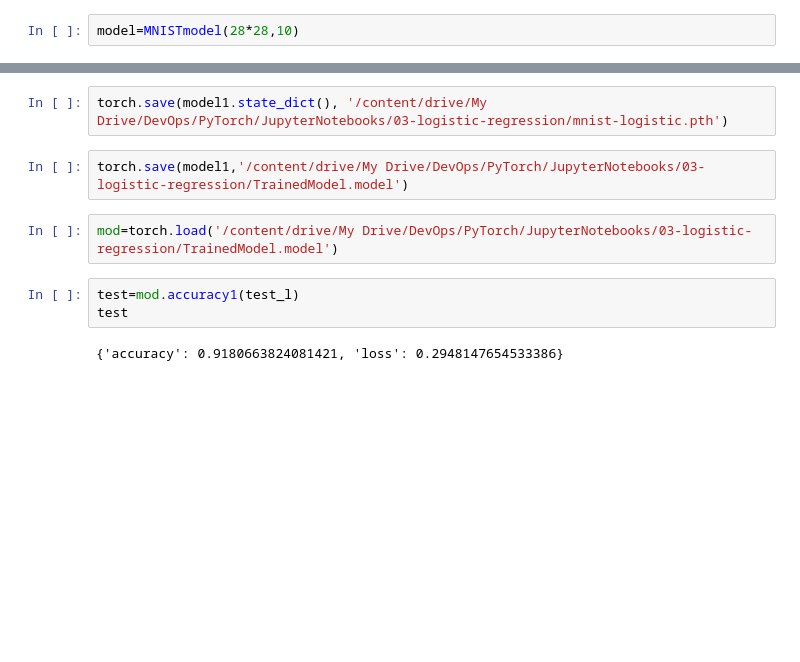
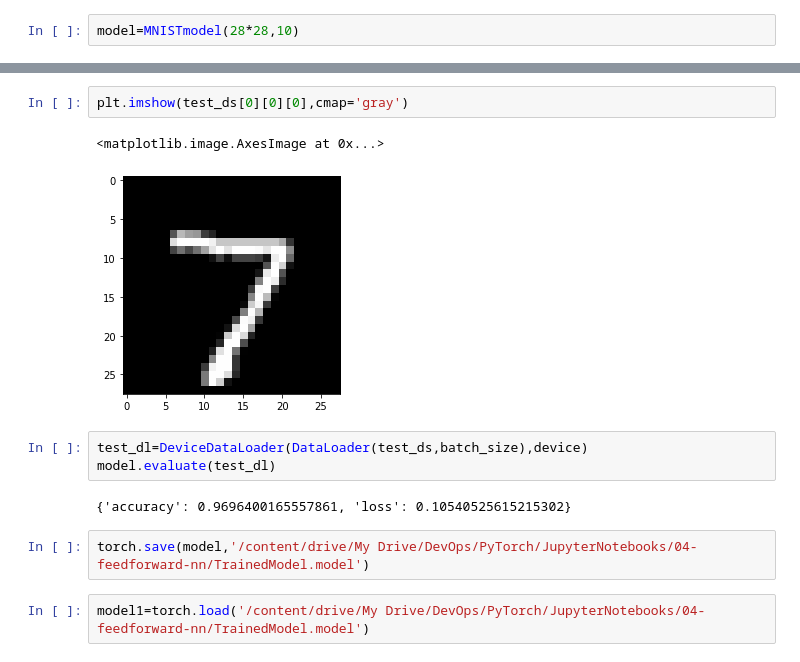
Before and after one commit to arnavgarg123/HandWrittenNumberRecognition, a Jupyter notebook: HandWrittenNumberRecognition.ipynb, the cells around one changed output, grey strips where cells are left out. Drawn from its saved outputs; the diff is of its cells as text; blank space fills up the shorter version.

```diff
--- a/HandWrittenNumberRecognition.ipynb
+++ b/HandWrittenNumberRecognition.ipynb
@@ -216,11 +194,14 @@ result1
+# %%
+plt.imshow(test_ds[0][0][0],cmap='gray')
+# %% [output]
+<matplotlib.image.AxesImage at 0x...>
+[figure, added]
+# %%
+test_dl=DeviceDataLoader(DataLoader(test_ds,batch_size),device)
+model.evaluate(test_dl)
+# %% [output]
+{'accuracy': 0.9696400165557861, 'loss': 0.10540525615215302}
 # %%
-torch.save(model1.state_dict(), '/content/drive/My Drive/DevOps/PyTorch/JupyterNotebooks/03-logistic-regression/mnist-logistic.pth')
+torch.save(model,'/content/drive/My Drive/DevOps/PyTorch/JupyterNotebooks/04-feedforward-nn/TrainedModel.model')
 # %%
-torch.save(model1,'/content/drive/My Drive/DevOps/PyTorch/JupyterNotebooks/03-logistic-regression/TrainedModel.model')
+model1=torch.load('/content/drive/My Drive/DevOps/PyTorch/JupyterNotebooks/04-feedforward-nn/TrainedModel.model')
-# %%
-mod=torch.load('/content/drive/My Drive/DevOps/PyTorch/JupyterNotebooks/03-logistic-regression/TrainedModel.model')
-# %%
-test=mod.accuracy1(test_l)
-test
-# %% [output]
-{'accuracy': 0.9180663824081421, 'loss': 0.2948147654533386}
```
Also changed, not shown: parts of 47 cells of this notebook, 1 other file.
